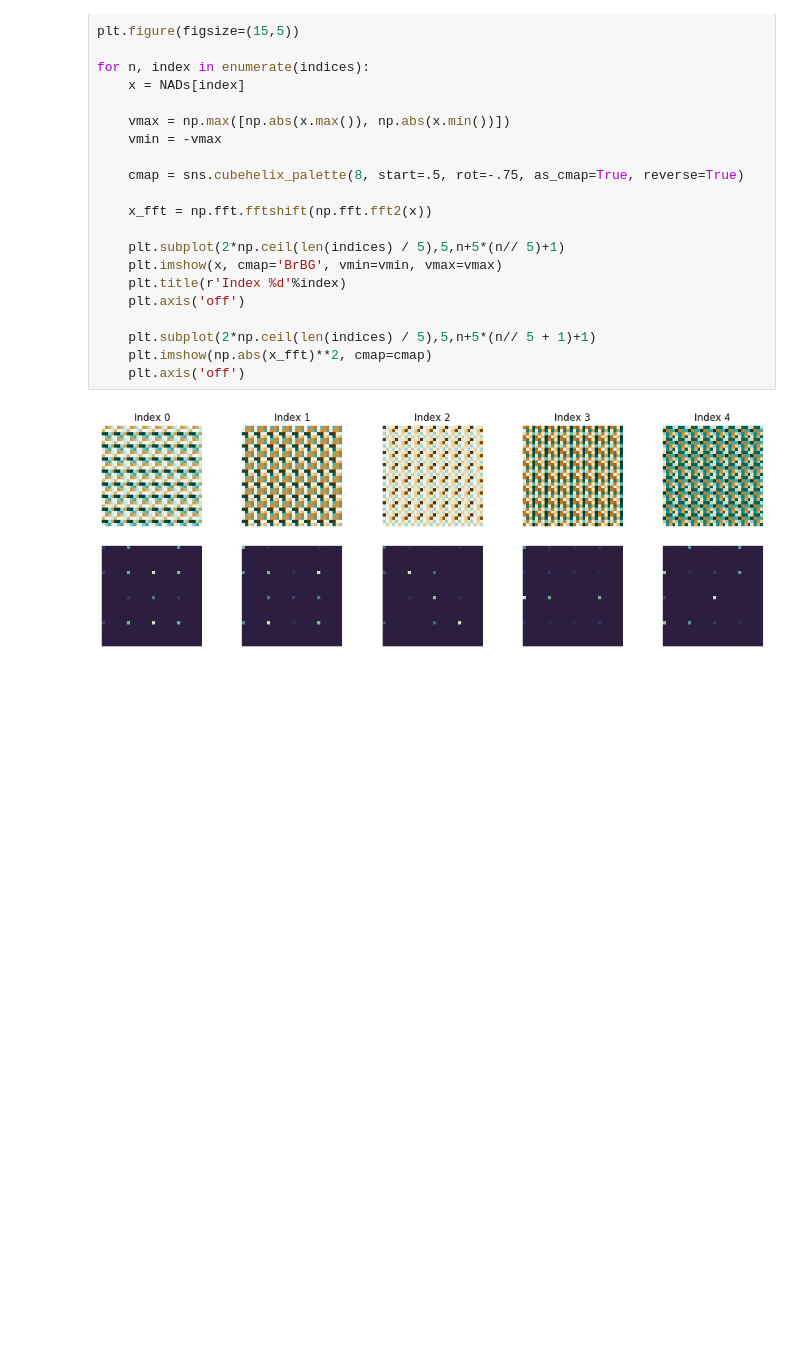
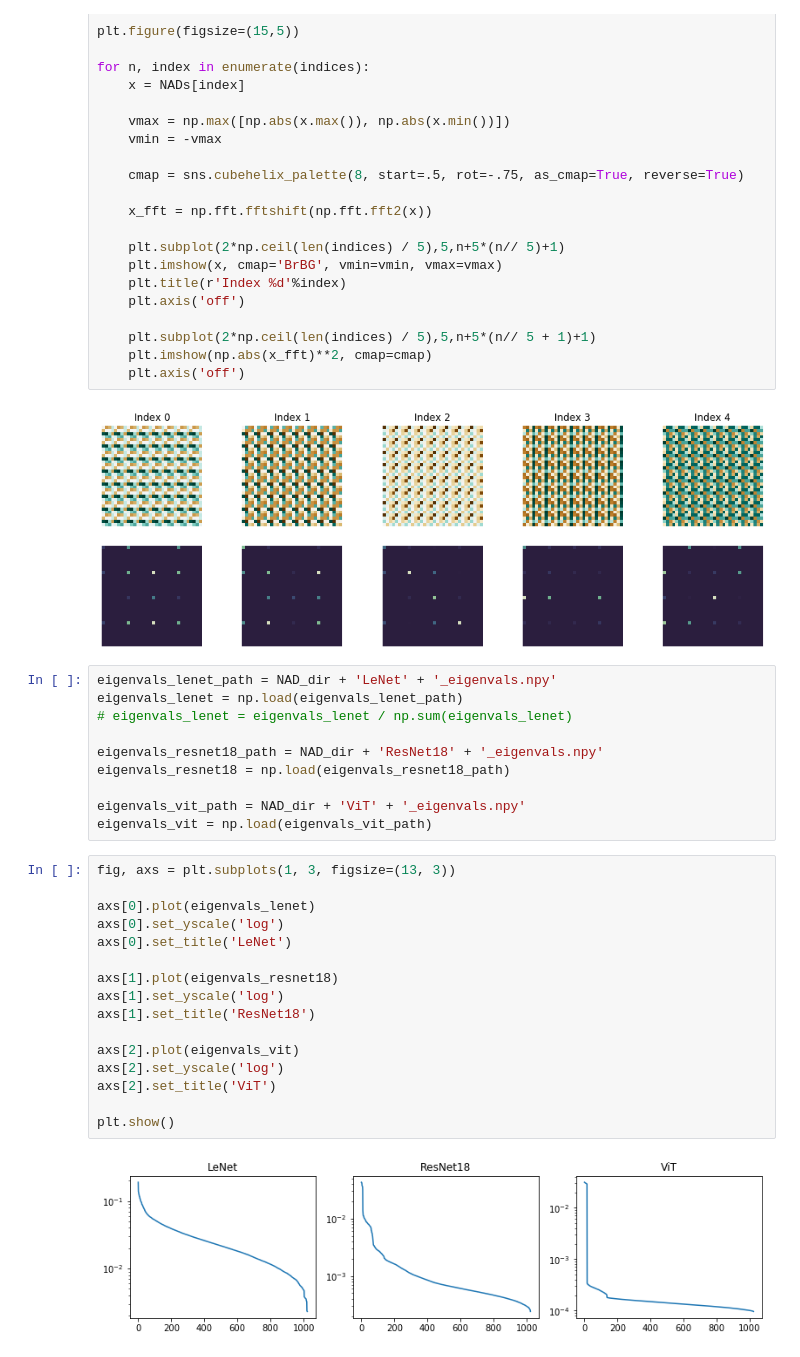
Before and after one commit to psandovalsegura/neural-anisotropy-directions, a Jupyter notebook: Plot NAD.ipynb, the cells around one changed output. Drawn from its saved outputs; the diff is of its cells as text; blank space fills up the shorter version.

Commit message:
add eigenvalue plot

```diff
--- a/Plot NAD.ipynb
+++ b/Plot NAD.ipynb
@@ -66,3 +66,31 @@ for n, index in enumerate(indices):
     plt.axis('off')
 # %% [output]
 [figure]
+# %%
+eigenvals_lenet_path = NAD_dir + 'LeNet' + '_eigenvals.npy'
+eigenvals_lenet = np.load(eigenvals_lenet_path)
+# eigenvals_lenet = eigenvals_lenet / np.sum(eigenvals_lenet)
+
+eigenvals_resnet18_path = NAD_dir + 'ResNet18' + '_eigenvals.npy'
+eigenvals_resnet18 = np.load(eigenvals_resnet18_path)
+
+eigenvals_vit_path = NAD_dir + 'ViT' + '_eigenvals.npy'
+eigenvals_vit = np.load(eigenvals_vit_path)
+# %%
+fig, axs = plt.subplots(1, 3, figsize=(13, 3))
+
+axs[0].plot(eigenvals_lenet)
+axs[0].set_yscale('log')
+axs[0].set_title('LeNet')
+
+axs[1].plot(eigenvals_resnet18)
+axs[1].set_yscale('log')
+axs[1].set_title('ResNet18')
+
+axs[2].plot(eigenvals_vit)
+axs[2].set_yscale('log')
+axs[2].set_title('ViT')
+
+plt.show()
+# %% [output]
+[figure, added]
```
